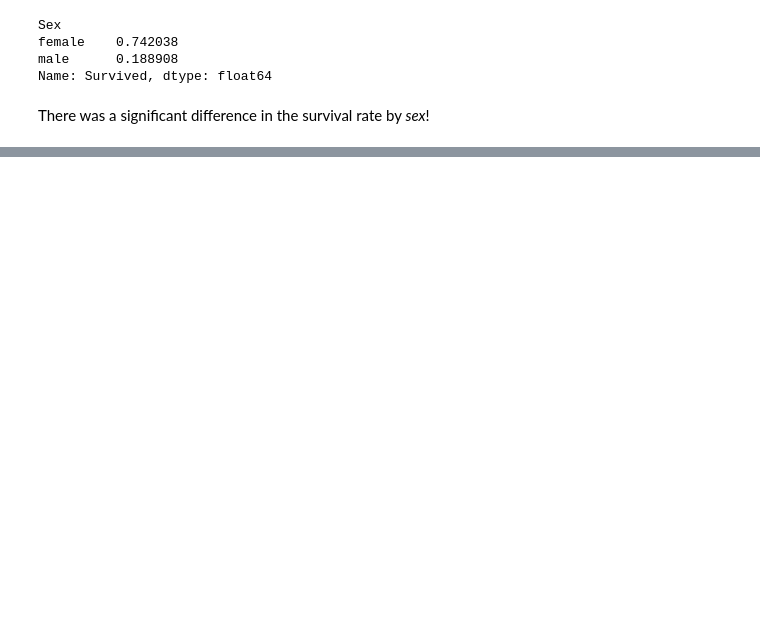
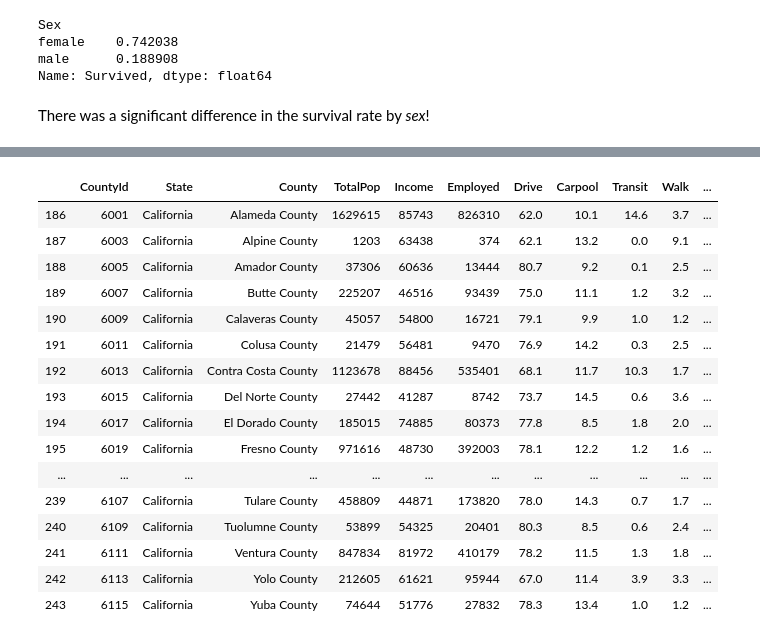
Before and after one commit to bitprj/BitUniversity, a Jupyter notebook: Week3-Introduction-to-Open-Data-Importing-Data-and-Basic-Data-Wrangling/Week3_Introduction_to_Data.ipynb, the cells around one changed output, grey strips where cells are left out. Cells and saved outputs as stored; diff of their text form; code cells hidden in the pictures; blank space fills up the shorter version.

```diff
--- a/Week3-Introduction-to-Open-Data-Importing-Data-and-Basic-Data-Wrangling/Week3_Introduction_to_Data.ipynb
+++ b/Week3-Introduction-to-Open-Data-Importing-Data-and-Basic-Data-Wrangling/Week3_Introduction_to_Data.ipynb
@@ -414,0 +677,3 @@ Name: Fare, dtype: float64
+# %%
+df = pd.read_csv('data/acs2017_county_data.csv')
+df
@@ -414,0 +780,4 @@ Name: Fare, dtype: float64
+# %%
+# by column names
+df_emp = df[['CountyId', 'State', 'County', 'TotalPop', 'Income', 'Employed', 'Drive', 'Carpool', 'Transit', 'Walk', 'OtherTransp', 'WorkAtHome']]
+df_emp
@@ -414,0 +886,3 @@ Name: Fare, dtype: float64
+# %%
+five_states = df_emp.loc[df_emp['State'].isin(['California','Texas','Florida','New York','Illinois'])]
+five_states
@@ -414,0 +952,22 @@ Name: Fare, dtype: float64
+# %%
+# step 1: Select california state only
+ca_transit = five_states.loc[five_states['State']=='California']
+ca_transit
+# %% [output]
+|  | CountyId | State | County | TotalPop | Income | Employed | Drive | Carpool | Transit | Walk | ... |
+| 186 | 6001 | California | Alameda County | 1629615 | 85743 | 826310 | 62.0 | 10.1 | 14.6 | 3.7 | ... |
+| 187 | 6003 | California | Alpine County | 1203 | 63438 | 374 | 62.1 | 13.2 | 0.0 | 9.1 | ... |
+| 188 | 6005 | California | Amador County | 37306 | 60636 | 13444 | 80.7 | 9.2 | 0.1 | 2.5 | ... |
+| 189 | 6007 | California | Butte County | 225207 | 46516 | 93439 | 75.0 | 11.1 | 1.2 | 3.2 | ... |
+| 190 | 6009 | California | Calaveras County | 45057 | 54800 | 16721 | 79.1 | 9.9 | 1.0 | 1.2 | ... |
+| 191 | 6011 | California | Colusa County | 21479 | 56481 | 9470 | 76.9 | 14.2 | 0.3 | 2.5 | ... |
+| 192 | 6013 | California | Contra Costa County | 1123678 | 88456 | 535401 | 68.1 | 11.7 | 10.3 | 1.7 | ... |
+| 193 | 6015 | California | Del Norte County | 27442 | 41287 | 8742 | 73.7 | 14.5 | 0.6 | 3.6 | ... |
+| 194 | 6017 | California | El Dorado County | 185015 | 74885 | 80373 | 77.8 | 8.5 | 1.8 | 2.0 | ... |
+| 195 | 6019 | California | Fresno County | 971616 | 48730 | 392003 | 78.1 | 12.2 | 1.2 | 1.6 | ... |
+| ... | ... | ... | ... | ... | ... | ... | ... | ... | ... | ... | ... |
+| 239 | 6107 | California | Tulare County | 458809 | 44871 | 173820 | 78.0 | 14.3 | 0.7 | 1.7 | ... |
+| 240 | 6109 | California | Tuolumne County | 53899 | 54325 | 20401 | 80.3 | 8.5 | 0.6 | 2.4 | ... |
+| 241 | 6111 | California | Ventura County | 847834 | 81972 | 410179 | 78.2 | 11.5 | 1.3 | 1.8 | ... |
+| 242 | 6113 | California | Yolo County | 212605 | 61621 | 95944 | 67.0 | 11.4 | 3.9 | 3.3 | ... |
+| 243 | 6115 | California | Yuba County | 74644 | 51776 | 27832 | 78.3 | 13.4 | 1.0 | 1.2 | ... |
```
Also changed, not shown: parts of 131 cells of this notebook, 8 other files.
